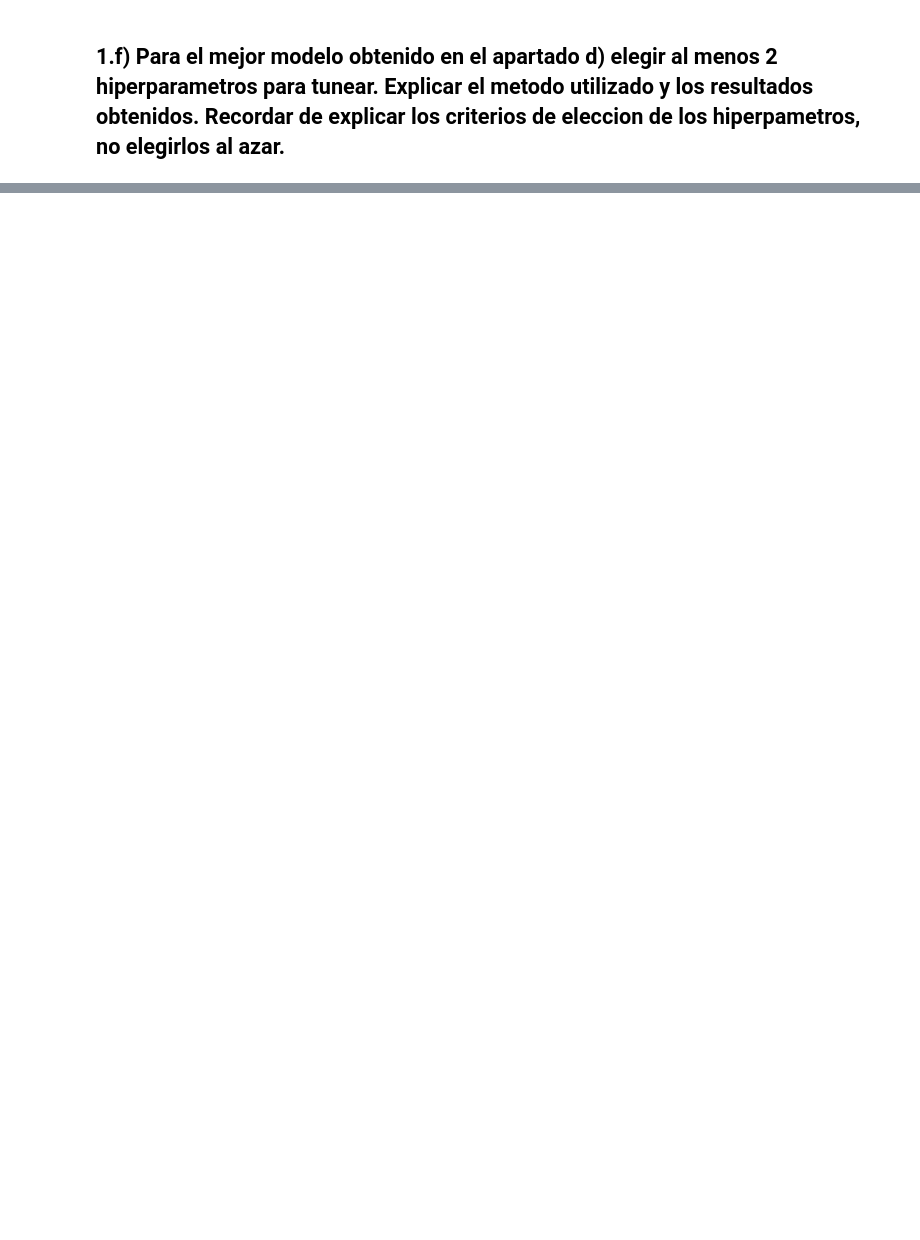
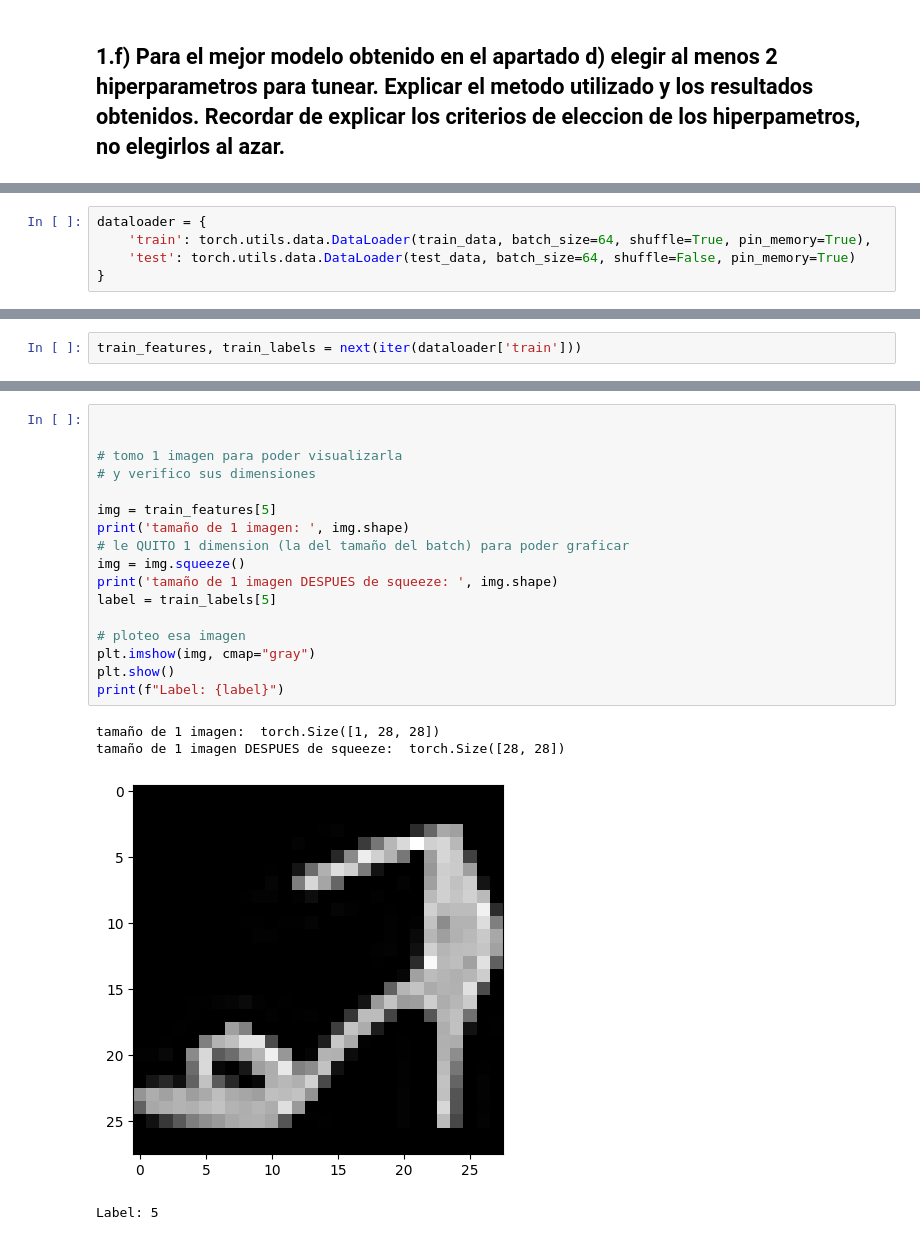
Before and after one commit to jmestanza/deep-learning, a Jupyter notebook: Mestanza-Joaquin-DL-TP Co17.ipynb, the cells around one changed output, grey strips where cells are left out. Cells and saved outputs as stored; diff of their text form; blank space fills up the shorter version.

```diff
--- a/Mestanza-Joaquin-DL-TP Co17.ipynb
+++ b/Mestanza-Joaquin-DL-TP Co17.ipynb
@@ -1715,0 +1743,5 @@ new_dataset[new_dataset['User_ID']==similar_users[0]].drop(columns=['User_ID'])
+# %%
+dataloader = {
+    'train': torch.utils.data.DataLoader(train_data, batch_size=64, shuffle=True, pin_memory=True),
+    'test': torch.utils.data.DataLoader(test_data, batch_size=64, shuffle=False, pin_memory=True)
+}
@@ -1715,0 +1755,2 @@ new_dataset[new_dataset['User_ID']==similar_users[0]].drop(columns=['User_ID'])
+# %%
+train_features, train_labels = next(iter(dataloader['train']))
@@ -1715,0 +1764,22 @@ new_dataset[new_dataset['User_ID']==similar_users[0]].drop(columns=['User_ID'])
+# %%
+
+
+# tomo 1 imagen para poder visualizarla
+# y verifico sus dimensiones
+
+img = train_features[5]
+print('tamaño de 1 imagen: ', img.shape)
+# le QUITO 1 dimension (la del tamaño del batch) para poder graficar
+img = img.squeeze()
+print('tamaño de 1 imagen DESPUES de squeeze: ', img.shape)
+label = train_labels[5]
+
+# ploteo esa imagen
+plt.imshow(img, cmap="gray")
+plt.show()
+print(f"Label: {label}")
+# %% [output]
+tamaño de 1 imagen:  torch.Size([1, 28, 28])
+tamaño de 1 imagen DESPUES de squeeze:  torch.Size([28, 28])
+[figure, added]
+Label: 5
```
Also changed, not shown: parts of 17 cells of this notebook.
